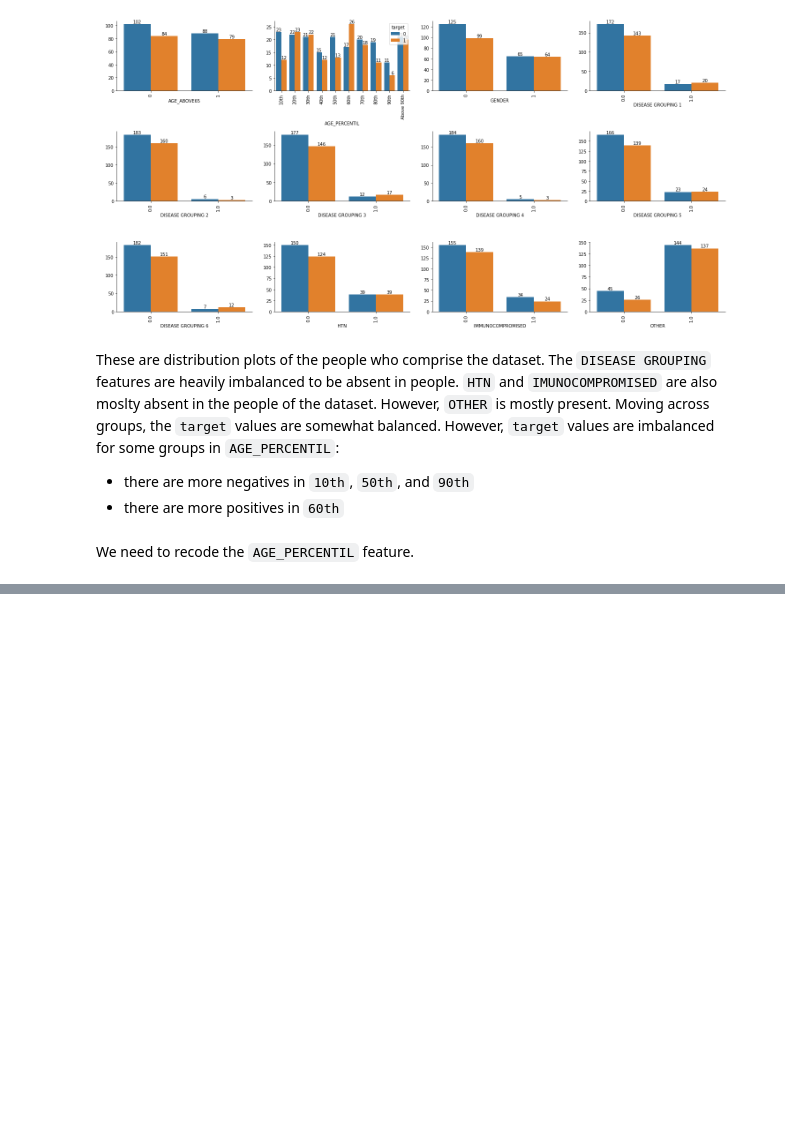
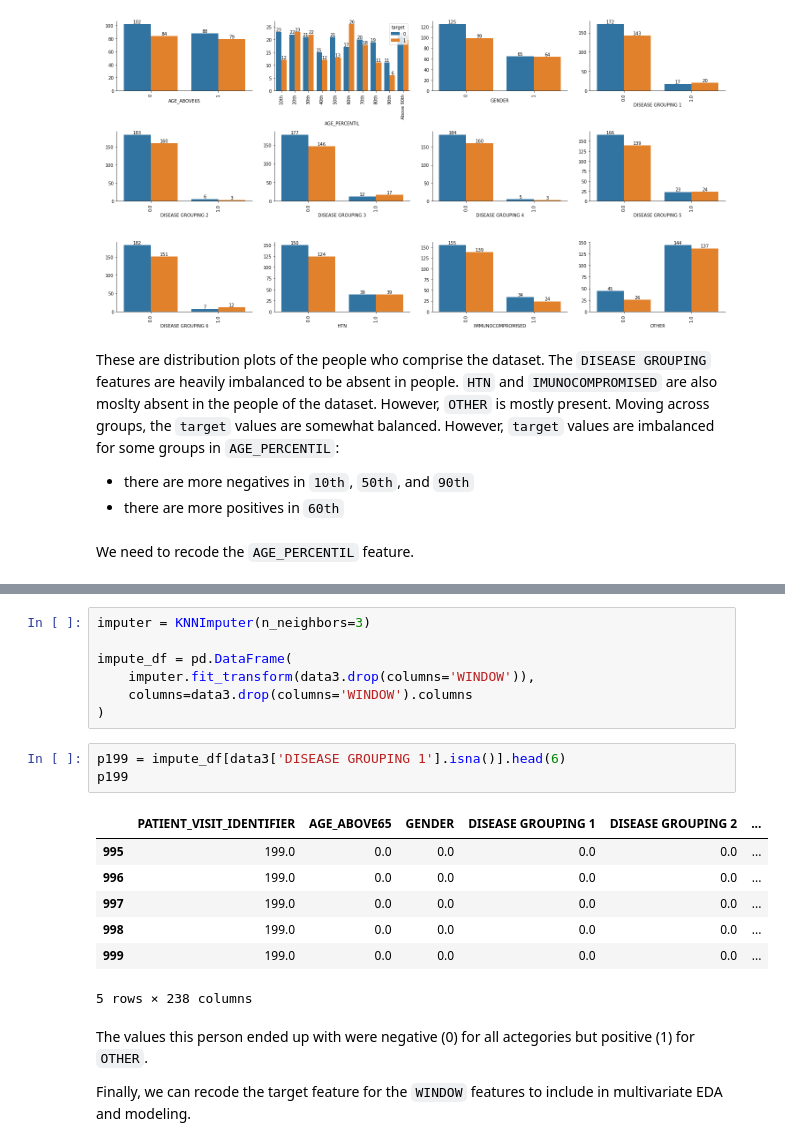
Before and after one commit to ccaiman/covid-capstone, a Jupyter notebook: covid_icu.ipynb, the cells around one changed output, grey strips where cells are left out. Cells and saved outputs as stored; diff of their text form; blank space fills up the shorter version.

```diff
--- a/covid_icu.ipynb
+++ b/covid_icu.ipynb
@@ -404,0 +445,22 @@ pd.get_dummies(age_df, columns=['age_group'], drop_first=True)
+# %%
+imputer = KNNImputer(n_neighbors=3)
+
+impute_df = pd.DataFrame(
+    imputer.fit_transform(data3.drop(columns='WINDOW')),
+    columns=data3.drop(columns='WINDOW').columns
+)
+# %%
+p199 = impute_df[data3['DISEASE GROUPING 1'].isna()].head(6)
+p199
+# %% [output]
+|  | PATIENT_VISIT_IDENTIFIER | AGE_ABOVE65 | GENDER | DISEASE GROUPING 1 | DISEASE GROUPING 2 | ... |
+| 995 | 199.0 | 0.0 | 0.0 | 0.0 | 0.0 | ... |
+| 996 | 199.0 | 0.0 | 0.0 | 0.0 | 0.0 | ... |
+| 997 | 199.0 | 0.0 | 0.0 | 0.0 | 0.0 | ... |
+| 998 | 199.0 | 0.0 | 0.0 | 0.0 | 0.0 | ... |
+| 999 | 199.0 | 0.0 | 0.0 | 0.0 | 0.0 | ... |
+5 rows × 238 columns
+# %% [markdown]
+The values this person ended up with were negative (0) for all actegories but positive (1) for `OTHER`.
+
+Finally, we can recode the target feature for the `WINDOW` features to include in multivariate EDA and modeling.
```
Also changed, not shown: parts of 26 cells of this notebook.
